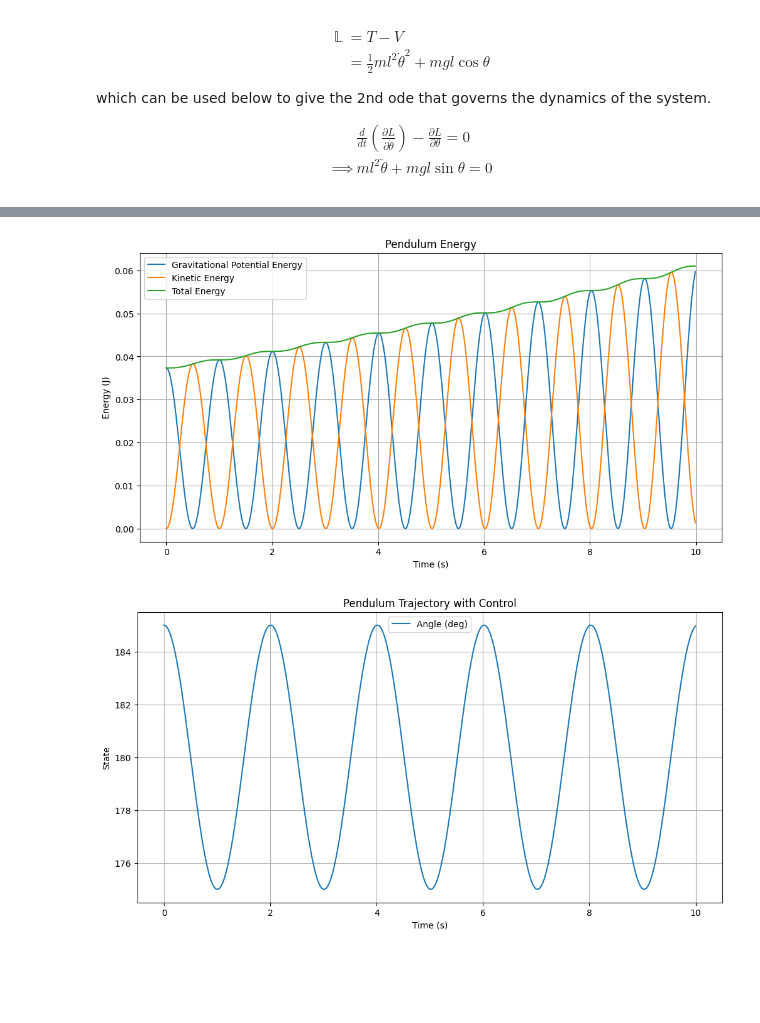
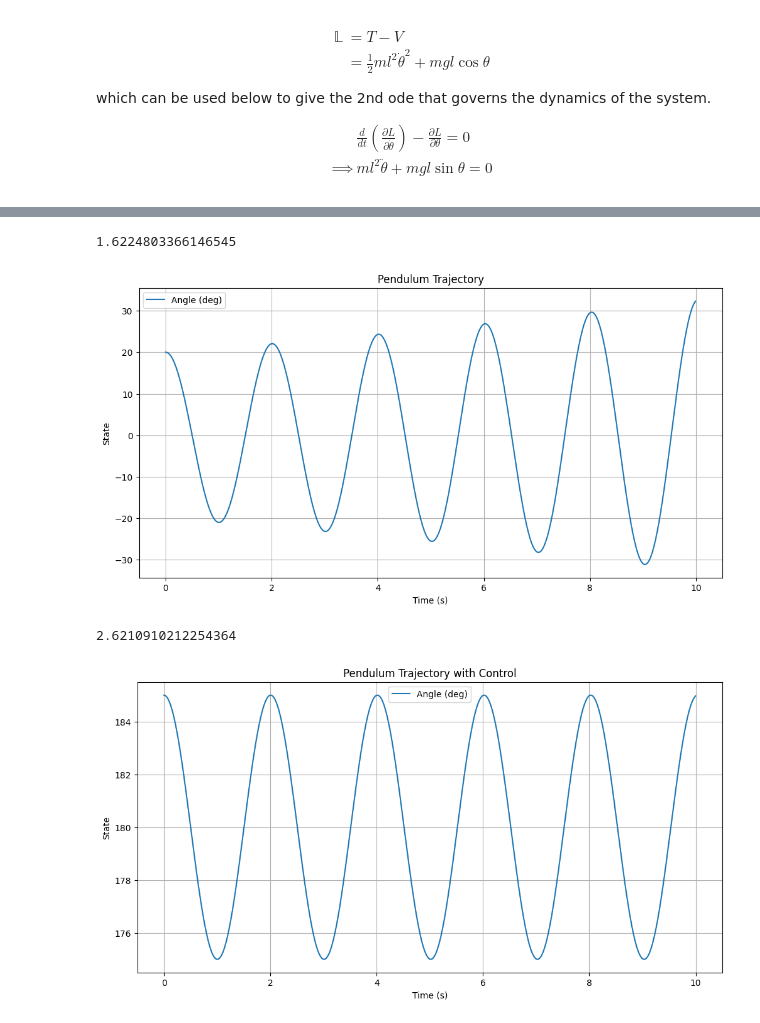
Before and after one commit to ofs416/Reinforcement_Learning, a Jupyter notebook: 2_1_pendulum.ipynb, the cells around one changed output, grey strips where cells are left out. Saved outputs shown, nothing was run; the diff lists cells and outputs as text; code cells hidden in the pictures; blank space fills up the shorter version.

```diff
--- a/2_1_pendulum.ipynb
+++ b/2_1_pendulum.ipynb
@@ -75,18 +64,59 @@ ke = 0.5 * 1 * trajectory[:, 1] ** 2
 total_energy = gp + ke
 
 # Plot the total energy of the pendulum
-plt.figure(figsize=(12, 6))
-plt.plot(time, gp, label="Gravitational Potential Energy")
-plt.plot(time, ke, label="Kinetic Energy")
-plt.plot(time, total_energy, label="Total Energy")
-plt.title("Pendulum Energy")
-plt.xlabel("Time (s)")
-plt.ylabel("Energy (J)")
-plt.legend()
-plt.grid(True)
-plt.show()
+print(total_energy.max()/ total_energy[0])
 # %% [output]
-[figure, removed]
+1.6224803366146545
+# %%
+def linearize_pendulum_dynamics(length=1.0, g=9.81, dt=0.01):
+    A_cont = np.array([[0, 1], [-g / length, 0]])
+    B_cont = np.array([[0], [1 / (length**2)]])
+
+    # Discretize using Euler method
+    A_disc = np.eye(2) + A_cont * dt
+    B_disc = B_cont * dt
+    return A_disc, B_disc
+
+
+
+# Simulate pendulum trajectory
+theta_start = np.deg2rad(20)  # Convert 5 degrees to radians
+x_start = np.array([theta_start , 0])  # Initial state: [theta, theta_dot]
+time = 10  # Number of simulation steps
+dt = 0.01  # Time step
+steps = int(time / dt)
+trajectory = np.zeros((steps, 2))
+trajectory[0] = x_start
+
+A, B = linearize_pendulum_dynamics(length=1.0, g=9.81, dt=dt)
+
+for i in range(1, steps):
+    u = 0  # 0.5 * np.sin(i * dt)
+    trajectory[i] = A @ trajectory[i - 1] + (B * u).flatten()
+
+
+# Plot the pendulum trajectory
+time = np.arange(steps) * dt  # Time array in seconds
+plt.figure(figsize=(12, 6))
+plt.plot(time, np.rad2deg(trajectory[:, 0]), label="Angle (deg)")
+plt.title("Pendulum Trajectory")
+plt.xlabel("Time (s)")
+plt.ylabel("State")
+plt.legend()
+plt.grid(True)
+plt.show()
+# %% [output]
+[figure, added]
+# %%
+gp = 1 * 9.81 * (1 - np.cos(trajectory[:, 0]))
+
+ke = 0.5 * 1 * trajectory[:, 1] ** 2
+
+total_energy = gp + ke
+
+print(total_energy.max()/ total_energy[0])
+# %% [output]
+2.6210910212254364
 # %%
 # Define the pendulum dynamics as an ODE with control input
 def pendulum_ode(t, y, u, length=1.0, g=9.81):
```
Also changed, not shown: parts of 3 cells of this notebook.
